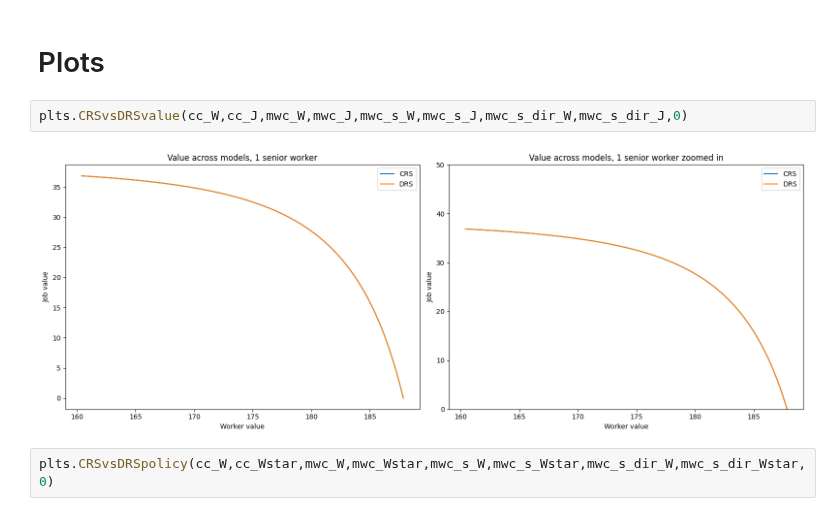
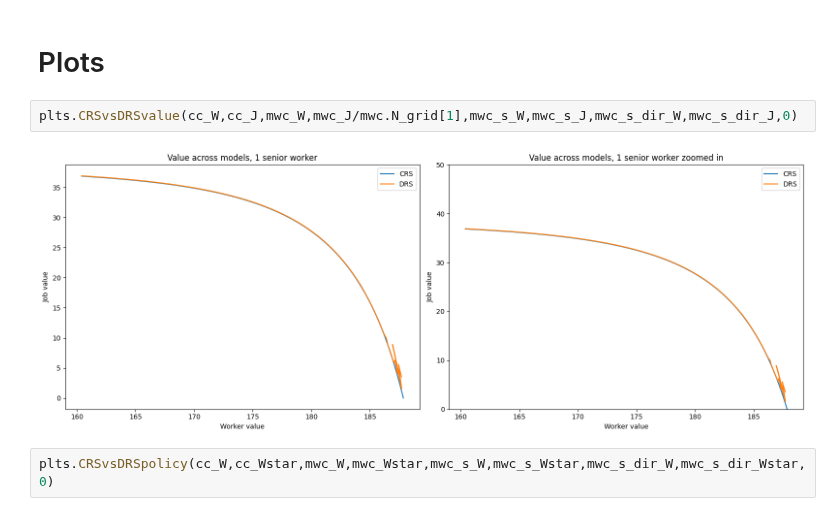
Before and after one commit to zalandru/Dynamic-Contracting-Multi-worker-Firm, a Jupyter notebook: Multiworker_wage_2steps/Initiating MWF.ipynb, the cells around one changed output. Cells and saved outputs as stored; diff of their text form.

```diff
--- a/Multiworker_wage_2steps/Initiating MWF.ipynb
+++ b/Multiworker_wage_2steps/Initiating MWF.ipynb
@@ -76,9 +178,9 @@ mwc_J[0,1,0,:]
 # %% [markdown]
 # Plots
 # %%
-plts.CRSvsDRSvalue(cc_W,cc_J,mwc_W,mwc_J,mwc_s_W,mwc_s_J,mwc_s_dir_W,mwc_s_dir_J,0)
+plts.CRSvsDRSvalue(cc_W,cc_J,mwc_W,mwc_J/mwc.N_grid[1],mwc_s_W,mwc_s_J,mwc_s_dir_W,mwc_s_dir_J,0)
 # %% [output]
-[figure, old version]
+[figure, new version]
 # %%
 plts.CRSvsDRSpolicy(cc_W,cc_Wstar,mwc_W,mwc_Wstar,mwc_s_W,mwc_s_Wstar,mwc_s_dir_W,mwc_s_dir_Wstar,0)
 # %% [output]
```
Also changed, not shown: parts of 8 cells of this notebook, 3 other files.
